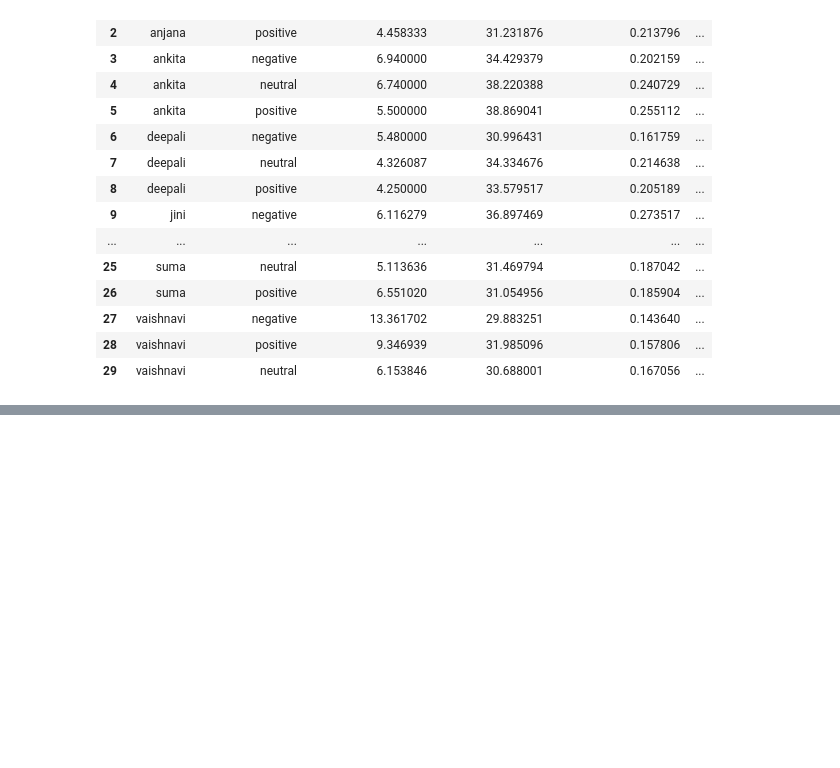
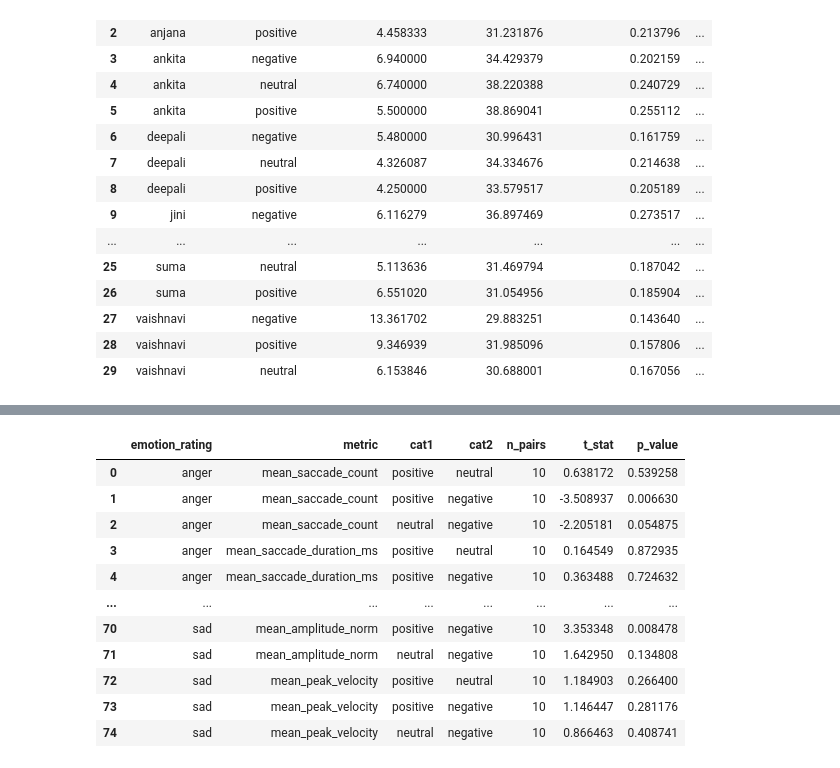
Before and after one commit to deepshiksharma/eye-tracking-ccs, a Jupyter notebook: preprocessing & analysis/saccades.ipynb, the cells around one changed output, grey strips where cells are left out. Saved outputs shown, nothing was run; the diff lists cells and outputs as text; code cells hidden in the pictures; blank space fills up the shorter version.

```diff
--- a/preprocessing & analysis/saccades.ipynb
+++ b/preprocessing & analysis/saccades.ipynb
@@ -73,0 +566,80 @@ subject
+# %%
+from scipy.stats import ttest_rel
+from itertools import combinations
+import numpy as np
+import pandas as pd
+
+def run_pairwise_ttests_saccades(df, metric_cols=None):
+    """
+    Within-subject paired t-tests between stimulus categories for each emotion rating,
+    applied to saccade subject-level metrics.
+
+    Args:
+        df (pd.DataFrame): subject-level saccade dataframe with columns:
+            subject_id, stimulus_category, emotion_rating, and metric columns.
+        metric_cols (list): list of metric column names to test. Defaults to common saccade metrics.
+        stimulus_categories (list): list of categories to compare. Default ['positive','neutral','negative'].
+
+    Returns:
+        pd.DataFrame with columns:
+            emotion_rating, metric, cat1, cat2, n_pairs, t_stat, p_value
+    """
+    if metric_cols is None:
+        metric_cols = [
+            'mean_saccade_count',
+            'mean_saccade_duration_ms',
+            'mean_total_saccade_duration_ms',
+            'mean_amplitude_norm',
+            'mean_peak_velocity'
+        ]
+
+    stimulus_categories = ['positive', 'neutral', 'negative']
+    category_pairs = list(combinations(stimulus_categories, 2))
+
+    results = []
+
+    for emotion in sorted(df['emotion_rating'].dropna().unique()):
+        sub_df = df[df['emotion_rating'] == emotion]
+
+        for metric in metric_cols:
+            for cat1, cat2 in category_pairs:
+                a = sub_df[sub_df['stimulus_category'] == cat1][['subject_id', metric]].set_index('subject_id')
+                b = sub_df[sub_df['stimulus_category'] == cat2][['subject_id', metric]].set_index('subject_id')
+                # inner join on subject_id to get paired samples
+                paired = a.join(b, how='inner', lsuffix='_1', rsuffix='_2').dropna()
+
+                n_pairs = len(paired)
+                if n_pairs < 2:
+                    t_stat = np.nan
+                    p_val = np.nan
+                else:
+                    t_stat, p_val = ttest_rel(paired.iloc[:,0].values, paired.iloc[:,1].values)
+
+                results.append({
+                    'emotion_rating': emotion,
+                    'metric': metric,
+                    'cat1': cat1,
+                    'cat2': cat2,
+                    'n_pairs': int(n_pairs),
+                    't_stat': float(t_stat) if not np.isnan(t_stat) else np.nan,
+                    'p_value': float(p_val) if not np.isnan(p_val) else np.nan
+                })
+
+    return pd.DataFrame(results)
+
+# usage:
+results_df = run_pairwise_ttests_saccades(subject)
+results_df
+# %% [output]
+|  | emotion_rating | metric | cat1 | cat2 | n_pairs | t_stat | p_value |
+| 0 | anger | mean_saccade_count | positive | neutral | 10 | 0.638172 | 0.539258 |
+| 1 | anger | mean_saccade_count | positive | negative | 10 | -3.508937 | 0.006630 |
+| 2 | anger | mean_saccade_count | neutral | negative | 10 | -2.205181 | 0.054875 |
+| 3 | anger | mean_saccade_duration_ms | positive | neutral | 10 | 0.164549 | 0.872935 |
+| 4 | anger | mean_saccade_duration_ms | positive | negative | 10 | 0.363488 | 0.724632 |
+| ... | ... | ... | ... | ... | ... | ... | ... |
+| 70 | sad | mean_amplitude_norm | positive | negative | 10 | 3.353348 | 0.008478 |
+| 71 | sad | mean_amplitude_norm | neutral | negative | 10 | 1.642950 | 0.134808 |
+| 72 | sad | mean_peak_velocity | positive | neutral | 10 | 1.184903 | 0.266400 |
+| 73 | sad | mean_peak_velocity | positive | negative | 10 | 1.146447 | 0.281176 |
+| 74 | sad | mean_peak_velocity | neutral | negative | 10 | 0.866463 | 0.408741 |
```
Also changed, not shown: parts of 8 cells of this notebook, 1 other file.
